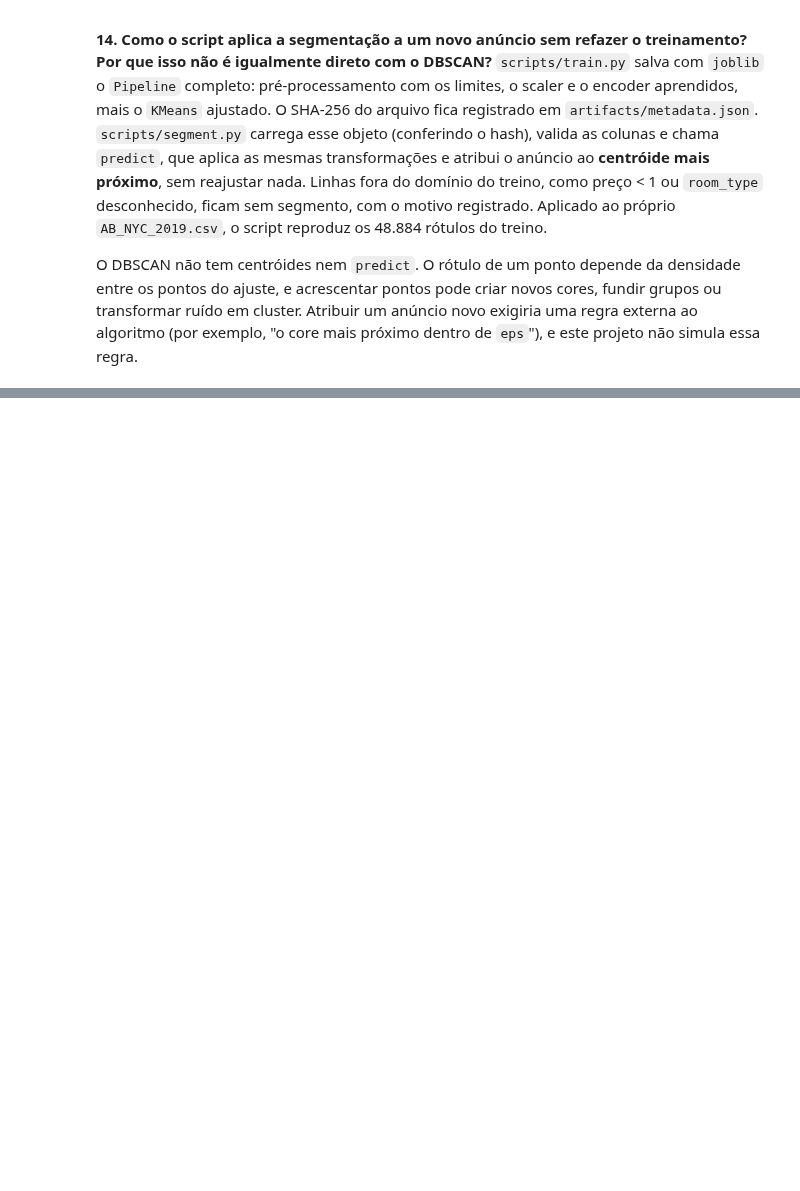
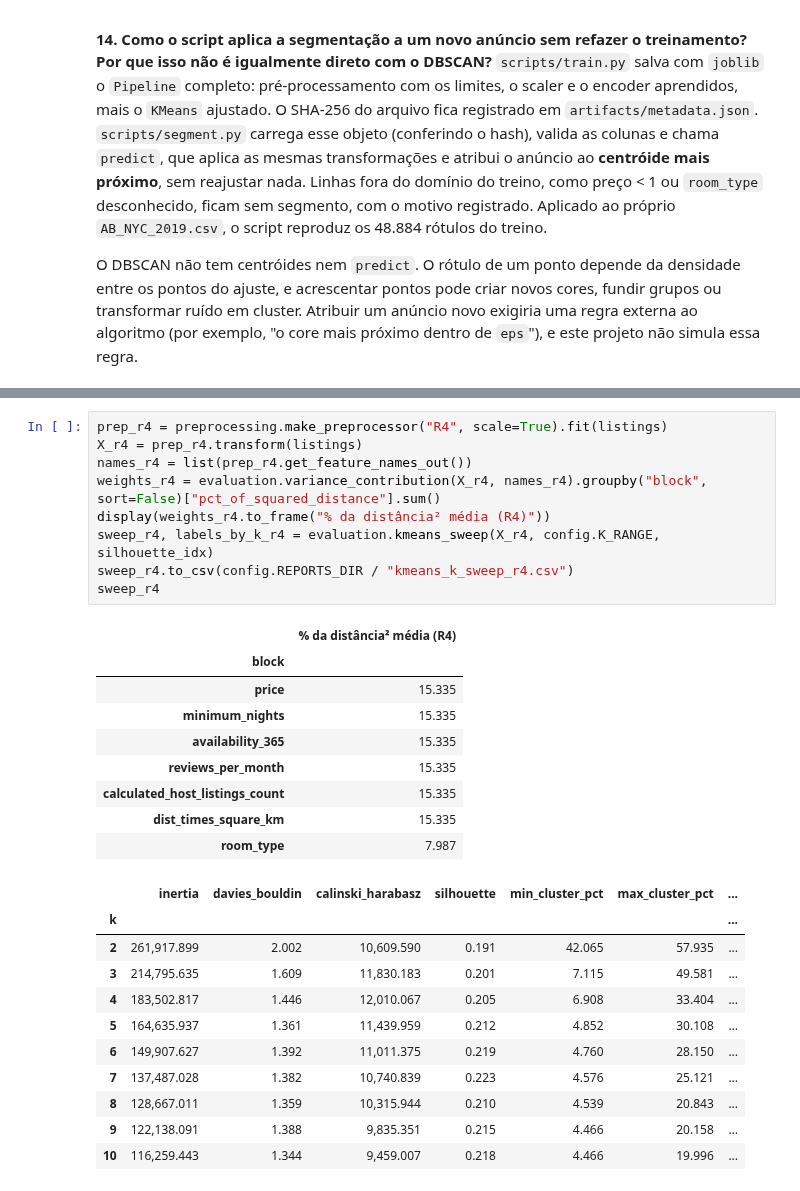
Before and after one commit to JPedroti/airbnb-nyc-clustering-segmentation, a Jupyter notebook: notebooks/02_clustering.ipynb, the cells around one changed output, grey strips where cells are left out. Cells and saved outputs as stored; diff of their text form; blank space fills up the shorter version.

```diff
--- a/notebooks/02_clustering.ipynb
+++ b/notebooks/02_clustering.ipynb
@@ -1472,0 +1582,30 @@ algoritmo (por exemplo, "o core mais próximo dentro de `eps`"), e este projeto
+# %%
+prep_r4 = preprocessing.make_preprocessor("R4", scale=True).fit(listings)
+X_r4 = prep_r4.transform(listings)
+names_r4 = list(prep_r4.get_feature_names_out())
+weights_r4 = evaluation.variance_contribution(X_r4, names_r4).groupby("block", sort=False)["pct_of_squared_distance"].sum()
+display(weights_r4.to_frame("% da distância² média (R4)"))
+sweep_r4, labels_by_k_r4 = evaluation.kmeans_sweep(X_r4, config.K_RANGE, silhouette_idx)
+sweep_r4.to_csv(config.REPORTS_DIR / "kmeans_k_sweep_r4.csv")
+sweep_r4
+# %% [output]
+|  | % da distância² média (R4) |
+| block |  |
+| price | 15.335 |
+| minimum_nights | 15.335 |
+| availability_365 | 15.335 |
+| reviews_per_month | 15.335 |
+| calculated_host_listings_count | 15.335 |
+| dist_times_square_km | 15.335 |
+| room_type | 7.987 |
+|  | inertia | davies_bouldin | calinski_harabasz | silhouette | min_cluster_pct | max_cluster_pct | ... |
+| k |  |  |  |  |  |  | ... |
+| 2 | 261,917.899 | 2.002 | 10,609.590 | 0.191 | 42.065 | 57.935 | ... |
+| 3 | 214,795.635 | 1.609 | 11,830.183 | 0.201 | 7.115 | 49.581 | ... |
+| 4 | 183,502.817 | 1.446 | 12,010.067 | 0.205 | 6.908 | 33.404 | ... |
+| 5 | 164,635.937 | 1.361 | 11,439.959 | 0.212 | 4.852 | 30.108 | ... |
+| 6 | 149,907.627 | 1.392 | 11,011.375 | 0.219 | 4.760 | 28.150 | ... |
+| 7 | 137,487.028 | 1.382 | 10,740.839 | 0.223 | 4.576 | 25.121 | ... |
+| 8 | 128,667.011 | 1.359 | 10,315.944 | 0.210 | 4.539 | 20.843 | ... |
+| 9 | 122,138.091 | 1.388 | 9,835.351 | 0.215 | 4.466 | 20.158 | ... |
+| 10 | 116,259.443 | 1.344 | 9,459.007 | 0.218 | 4.466 | 19.996 | ... |
```
Also changed, not shown: parts of 11 cells of this notebook, 23 other files.
